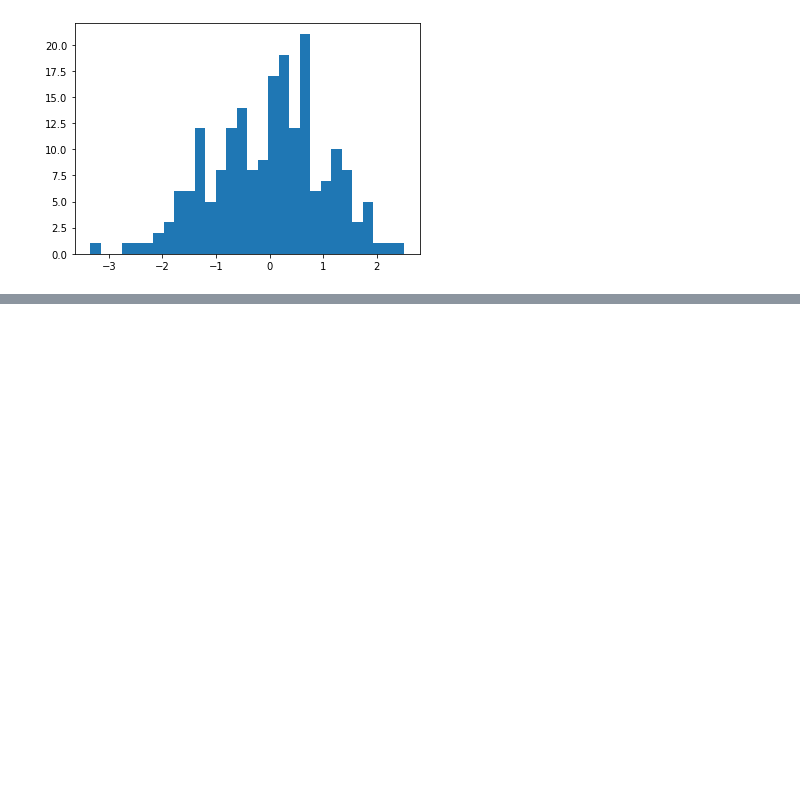
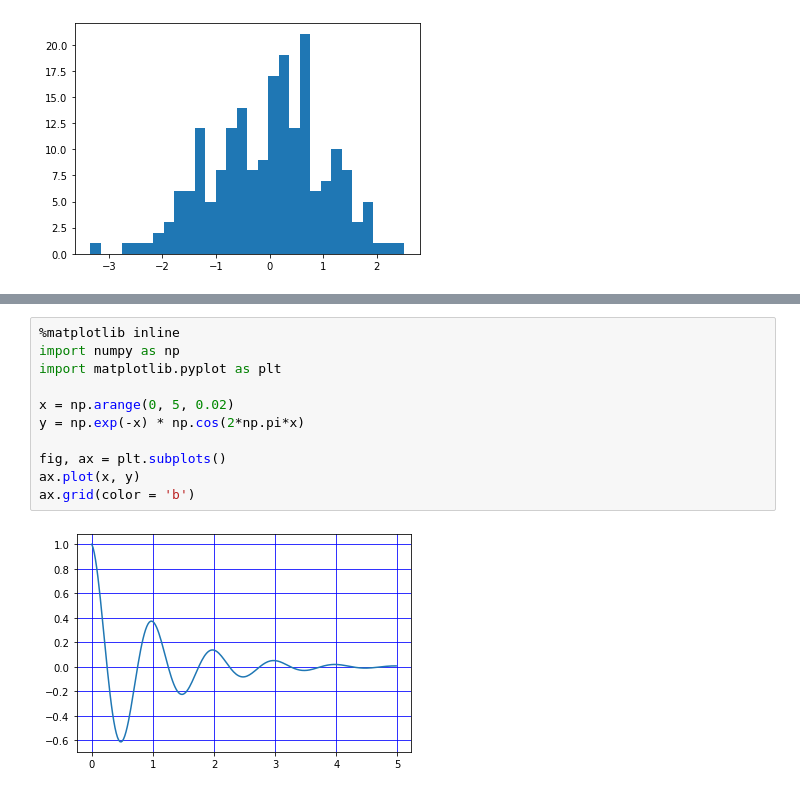
Before and after one commit to hivandu/practise, a Jupyter notebook: analyse/Case-by-case_Python_visualization/ex01.ipynb, the cells around one changed output, grey strips where cells are left out. Cells and saved outputs as stored; diff of their text form; blank space fills up the shorter version.

```diff
--- a/analyse/Case-by-case_Python_visualization/ex01.ipynb
+++ b/analyse/Case-by-case_Python_visualization/ex01.ipynb
@@ -118,0 +130,13 @@ ax.hist(x, bins=30)
+# %%
+%matplotlib inline
+import numpy as np
+import matplotlib.pyplot as plt
+
+x = np.arange(0, 5, 0.02)
+y = np.exp(-x) * np.cos(2*np.pi*x)
+
+fig, ax = plt.subplots()
+ax.plot(x, y)
+ax.grid(color = 'b')
+# %% [output]
+[figure, added]
```
Also changed, not shown: parts of 31 cells of this notebook, 1 other file.
